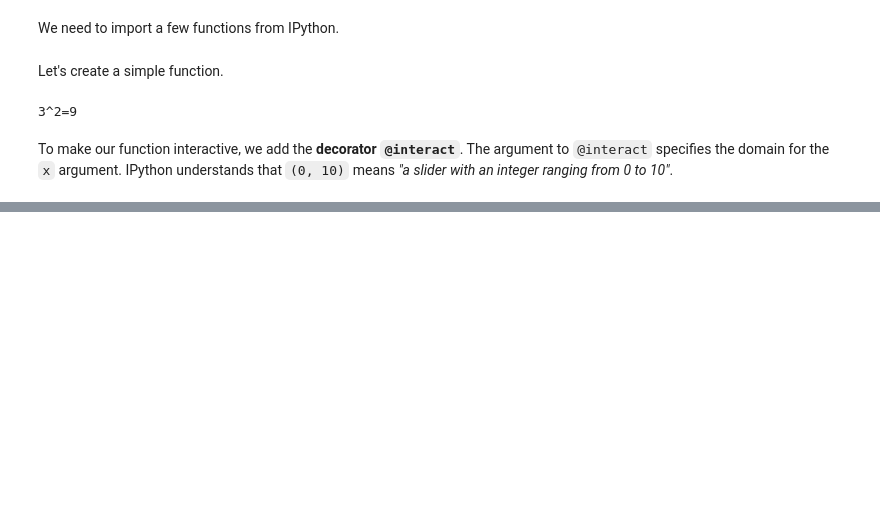
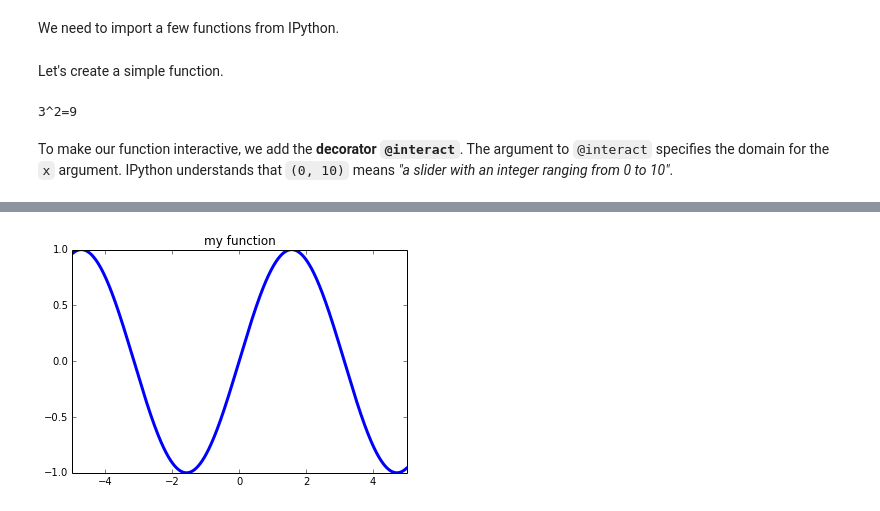
Before and after one commit to rossant/euroscipy2014, a Jupyter notebook: 01_interact.ipynb, the cells around one changed output, grey strips where cells are left out. Cells and saved outputs as stored; diff of their text form; code cells hidden in the pictures; blank space fills up the shorter version.

```diff
--- a/01_interact.ipynb
+++ b/01_interact.ipynb
@@ -23,0 +31,4 @@ def f(x):
+# %%
+@interact(x=(0, 10))
+def f(x=3):
+    print("%d^2=%d" % (x, x*x))
@@ -23,0 +51,20 @@ def f(x):
+# %%
+@interact(fun=('sin', 'cos', 'arctan'),  # dropdown menu
+          title='my function',  # text area
+          dashed=False,  # checkbox
+          xscale=(.1, 100.))  # float slider
+
+def complex_plot(fun='sin',
+                 title='sine',
+                 dashed=False,
+                 xscale=5.):
+
+    f = getattr(np, fun)
+    t = np.linspace(-xscale, +xscale, 1000)
+    s = '--' if dashed else '-'
+
+    plt.plot(t, f(t), s, lw=3);
+    plt.xlim(-xscale, +xscale);
+    plt.title(title);
+# %% [output]
+[figure, added]
```
Also changed, not shown: parts of 16 cells of this notebook.
